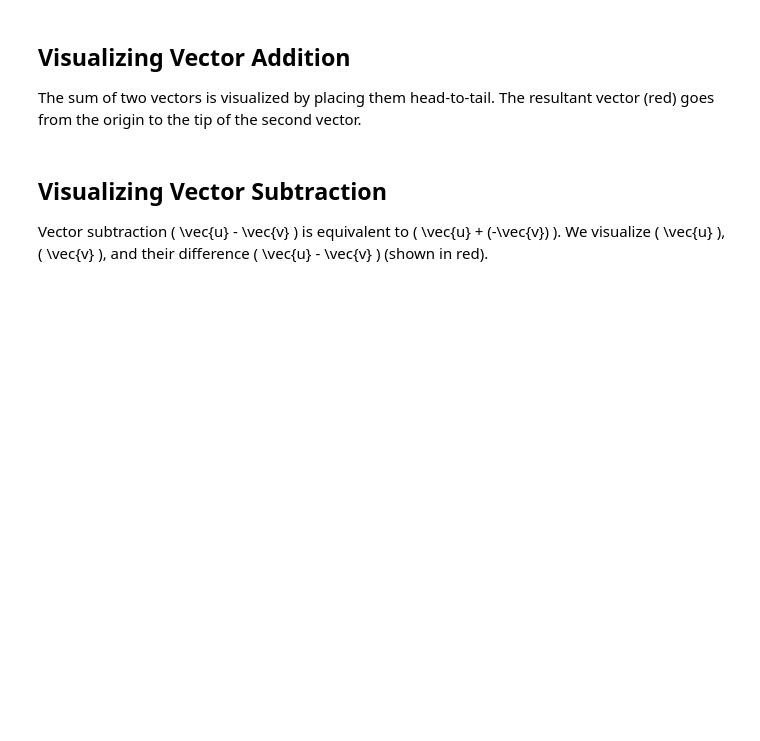
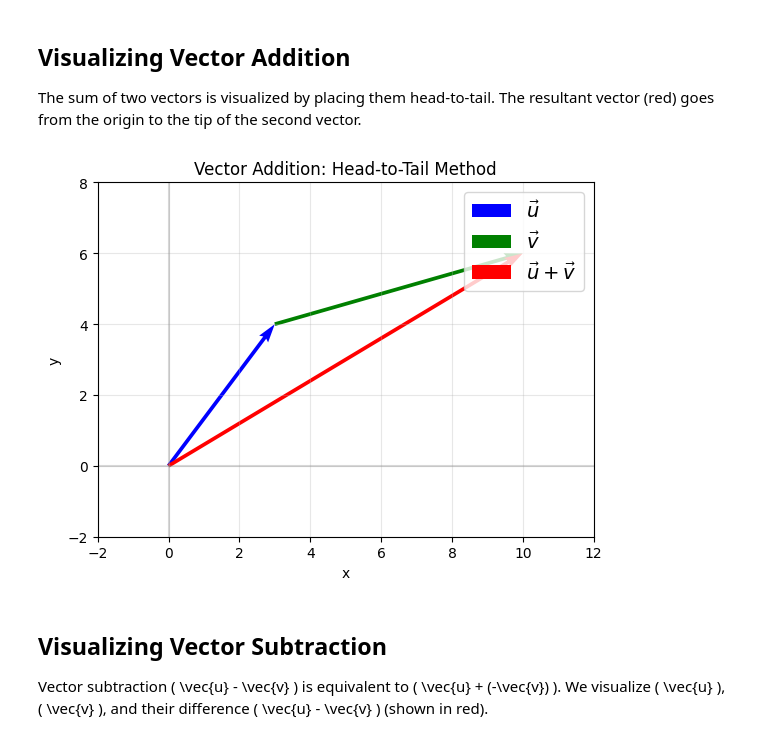
Before and after one commit to shahabnajmosadatypy/Machine-Learning-Mathematics, a Jupyter notebook: vector.ipynb, the cells around one changed output. Cells and saved outputs as stored; diff of their text form; code cells hidden in the pictures; blank space fills up the shorter version.

Commit message:
Vector notebook finished

```diff
--- a/vector.ipynb
+++ b/vector.ipynb
@@ -162,28 +196,35 @@ The sum of two vectors is visualized by placing them head-to-tail. The resultant
 # %%
 # Vector addition visualization
 vector_sum = vector_u + vector_v
 
 # Plot vector_u
 plt.quiver(0, 0, vector_u[0], vector_u[1],
-           angles='xy', scale_units='xy', scale=1, color='blue', label='$\vec{u}$')
+           angles='xy', scale_units='xy', scale=1, color='blue', label=r'$\vec{u}$')
 # Plot vector_v starting from tip of vector_u (head-to-tail)
 plt.quiver(vector_u[0], vector_u[1], vector_v[0], vector_v[1],
-           angles='xy', scale_units='xy', scale=1, color='green', label='$\vec{v}$')
+           angles='xy', scale_units='xy', scale=1, color='green', label=r'$\vec{v}$')
 # Plot resultant vector (sum)
 plt.quiver(0, 0, vector_sum[0], vector_sum[1],
-           angles='xy', scale_units='xy', scale=1, color='red', label='$\vec{u} + \vec{v}$')
+           angles='xy', scale_units='xy', scale=1, color='red', label=r'$\vec{u} + \vec{v}$')
 
-plt.xlim(0, 11)
-plt.ylim(0, 7)
+max_x = max(0, vector_u[0], vector_v[0], vector_sum[0]) + 2
+min_x = min(0, vector_u[0], vector_v[0], vector_sum[0]) - 2
+max_y = max(0, vector_u[1], vector_v[1], vector_sum[1]) + 2
+min_y = min(0, vector_u[1], vector_v[1], vector_sum[1]) - 2
+
+plt.xlim(min_x, max_x)
+plt.ylim(min_y, max_y)
 plt.axhline(y=0, color='grey', linestyle='-', alpha=0.3)
 plt.axvline(x=0, color='grey', linestyle='-', alpha=0.3)
 plt.grid(True, alpha=0.3)
 plt.gca().set_aspect('equal', adjustable='box')
 plt.legend(fontsize=14)
 plt.title('Vector Addition: Head-to-Tail Method')
 plt.xlabel('x')
 plt.ylabel('y')
 plt.show()
+# %% [output]
+[figure, added]
 # %% [markdown]
 ## Visualizing Vector Subtraction
 
```
Also changed, not shown: parts of 18 cells of this notebook.
